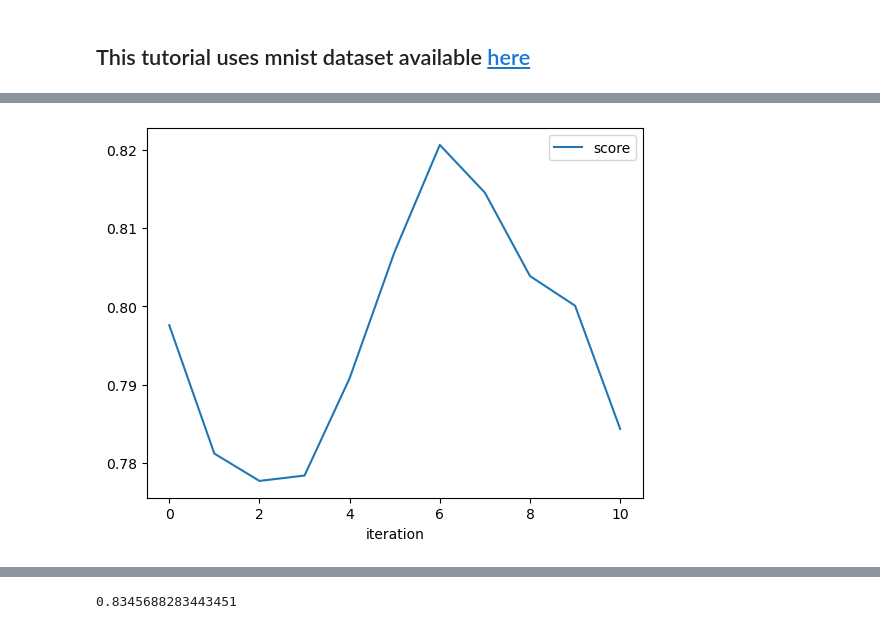
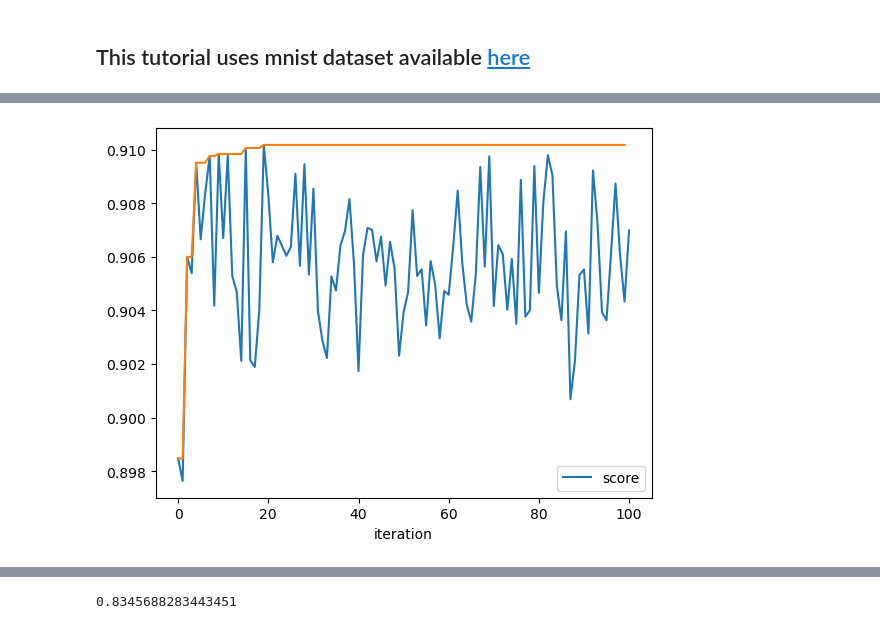
Before and after one commit to sign-of-fourier/quante_carlo, a Jupyter notebook: tutorials/How_to_choose_nn_arch.ipynb, the cells around one changed output, grey strips where cells are left out. Cells and saved outputs as stored; diff of their text form; code cells hidden in the pictures.

```diff
--- a/tutorials/How_to_choose_nn_arch.ipynb
+++ b/tutorials/How_to_choose_nn_arch.ipynb
@@ -33,9 +61,9 @@ Included with this repository is a file named worked.py. Inside that file is a I
 if __name__ == '__main__':
 
 
-    hp_tune = quante.carlo(worker.instance, limits=[[64, 1024], [64, 1024], [64, 1024]],
+    hp_tune = quante.carlo(worker.instance, limits=[[32, 512], [32, 1024], [32, 512]],
                            kernel=DotProduct()+ WhiteKernel(),
-                           gpr_batch_size=100, n_processors=4, n_iterations=100,
+                           gpr_batch_size=1000, n_gpr_processors=16, n_processors=4, n_iterations=100,
                            other_parameters ={'input_layer_size': 28*28,
                                               'output_layer_size': 10,
                                               'train_iterations': 100,
@@ -54,4 +115,6 @@ summary = session.summary()
 # %%
 n = summary[['score', 'iteration']].groupby('iteration').max().plot()
+best = [max(summary[summary['iteration']<=i]['score']) for i in range(100)]
+p = plt.plot(best)
 # %% [output]
-[figure, old version]
+[figure, new version]
```
Also changed, not shown: parts of 11 cells of this notebook, 2 other files.
